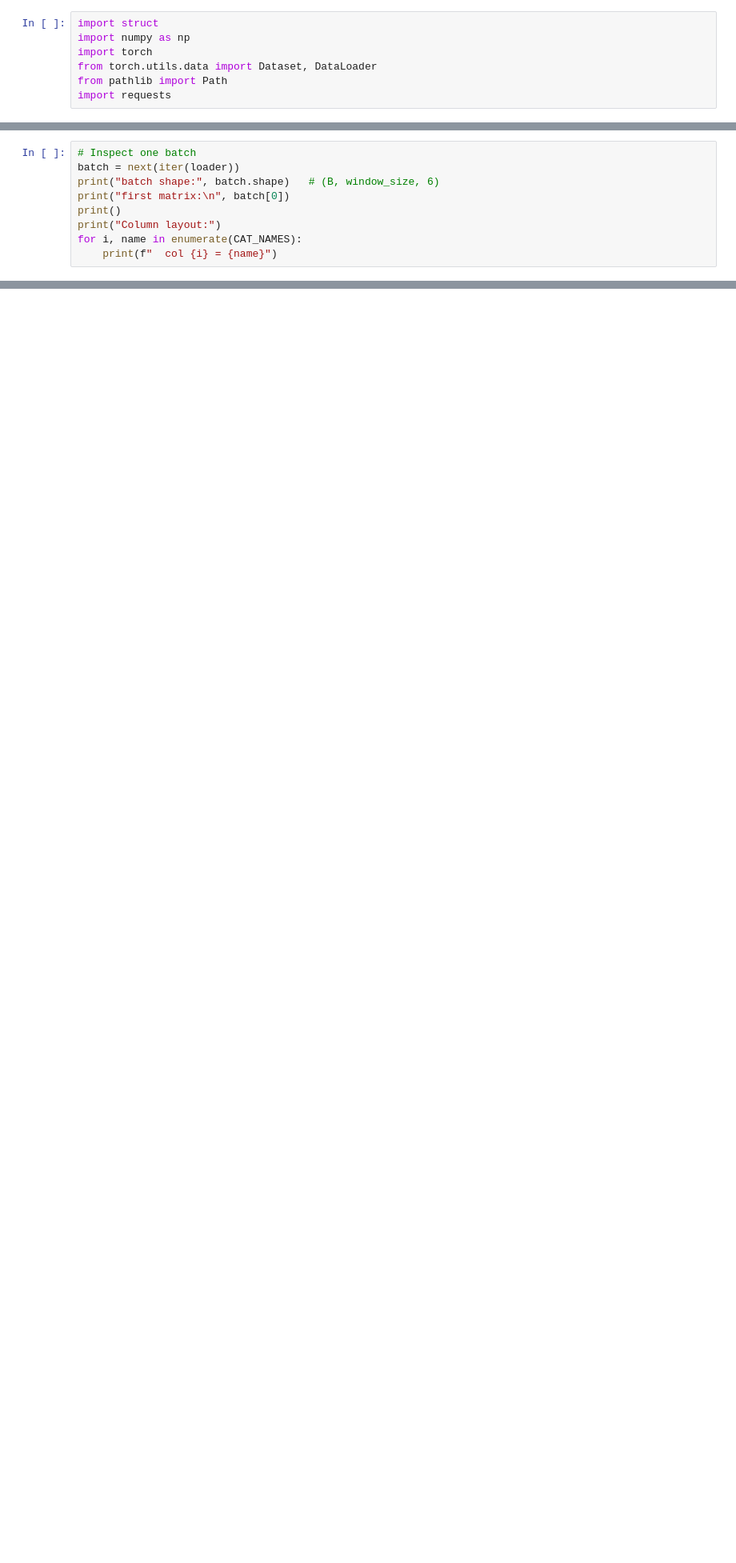
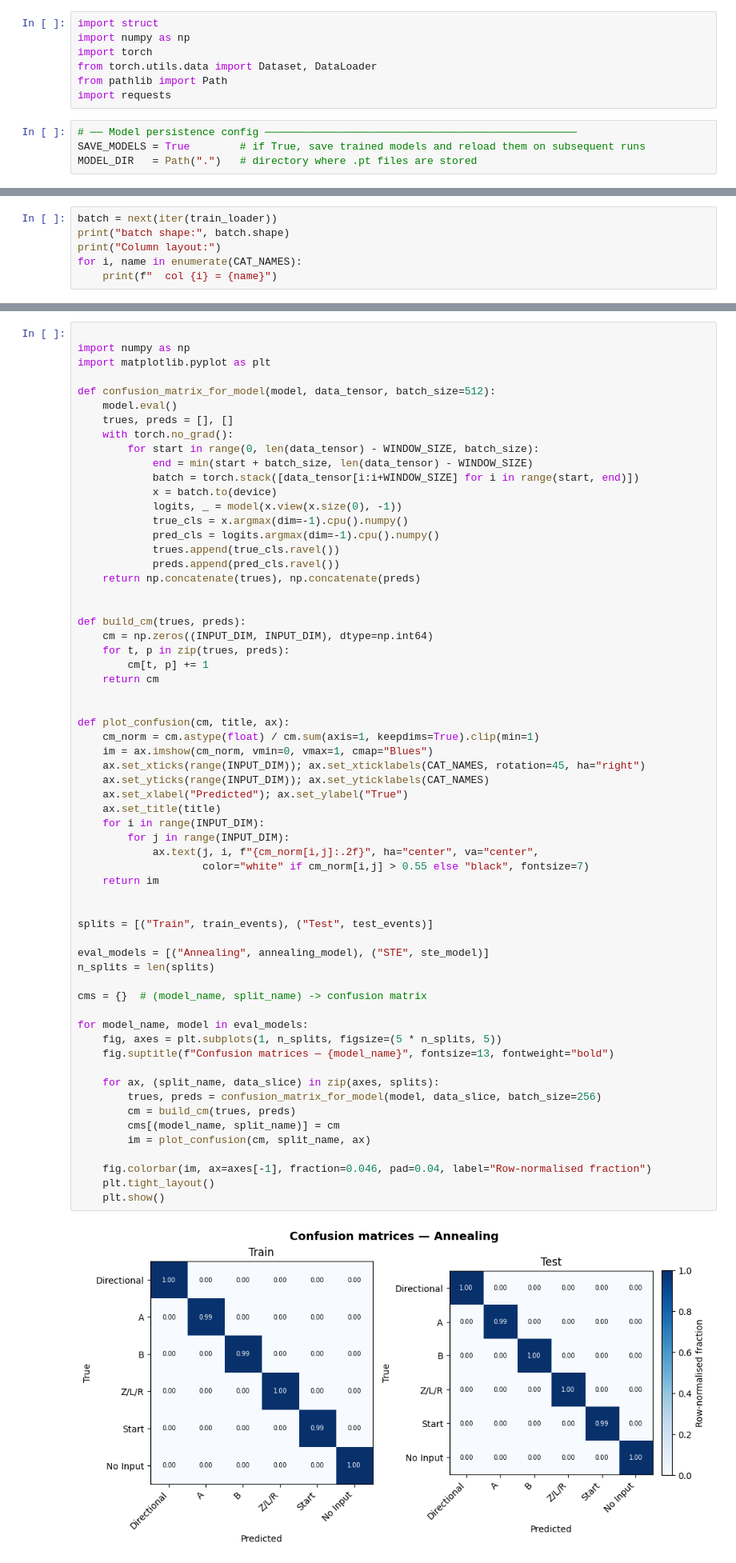
Before and after one commit to arosen64/mario_autoencoder, a Jupyter notebook: main.ipynb, the cells around one changed output, grey strips where cells are left out. Shown at 80% size. Drawn from its saved outputs; the diff is of its cells as text; blank space fills up the shorter version.

```diff
--- a/main.ipynb
+++ b/main.ipynb
@@ -12,6 +12,10 @@ import torch
 from torch.utils.data import Dataset, DataLoader
 from pathlib import Path
 import requests
+# %%
+# ── Model persistence config ──────────────────────────────────────────────────
+SAVE_MODELS = True        # if True, save trained models and reload them on subsequent runs
+MODEL_DIR   = Path(".")   # directory where .pt files are stored
 # %%
 BUTTON_BITS = [
     0x8000, 0x4000, 0x2000, 0x1000,
@@ -156,9 +185,6 @@ print(f"Batches per epoch: {len(loader):,}")
 # %%
-# Inspect one batch
-batch = next(iter(loader))
-print("batch shape:", batch.shape)   # (B, window_size, 6)
-print("first matrix:\n", batch[0])
-print()
+batch = next(iter(train_loader))
+print("batch shape:", batch.shape)
 print("Column layout:")
 for i, name in enumerate(CAT_NAMES):
     print(f"  col {i} = {name}")
@@ -408,0 +461,64 @@ KeyboardInterrupt:
+# %%
+
+import numpy as np
+import matplotlib.pyplot as plt
+
+def confusion_matrix_for_model(model, data_tensor, batch_size=512):
+    model.eval()
+    trues, preds = [], []
+    with torch.no_grad():
+        for start in range(0, len(data_tensor) - WINDOW_SIZE, batch_size):
+            end = min(start + batch_size, len(data_tensor) - WINDOW_SIZE)
+            batch = torch.stack([data_tensor[i:i+WINDOW_SIZE] for i in range(start, end)])
+            x = batch.to(device)
+            logits, _ = model(x.view(x.size(0), -1))
+            true_cls = x.argmax(dim=-1).cpu().numpy()
+            pred_cls = logits.argmax(dim=-1).cpu().numpy()
+            trues.append(true_cls.ravel())
+            preds.append(pred_cls.ravel())
+    return np.concatenate(trues), np.concatenate(preds)
+
+
+def build_cm(trues, preds):
+    cm = np.zeros((INPUT_DIM, INPUT_DIM), dtype=np.int64)
+    for t, p in zip(trues, preds):
+        cm[t, p] += 1
+    return cm
+
+
+def plot_confusion(cm, title, ax):
+    cm_norm = cm.astype(float) / cm.sum(axis=1, keepdims=True).clip(min=1)
+    im = ax.imshow(cm_norm, vmin=0, vmax=1, cmap="Blues")
+    ax.set_xticks(range(INPUT_DIM)); ax.set_xticklabels(CAT_NAMES, rotation=45, ha="right")
+    ax.set_yticks(range(INPUT_DIM)); ax.set_yticklabels(CAT_NAMES)
+    ax.set_xlabel("Predicted"); ax.set_ylabel("True")
+    ax.set_title(title)
+    for i in range(INPUT_DIM):
+        for j in range(INPUT_DIM):
+            ax.text(j, i, f"{cm_norm[i,j]:.2f}", ha="center", va="center",
+                    color="white" if cm_norm[i,j] > 0.55 else "black", fontsize=7)
+    return im
+
+
+splits = [("Train", train_events), ("Test", test_events)]
+
+eval_models = [("Annealing", annealing_model), ("STE", ste_model)]
+n_splits = len(splits)
+
+cms = {}  # (model_name, split_name) -> confusion matrix
+
+for model_name, model in eval_models:
+    fig, axes = plt.subplots(1, n_splits, figsize=(5 * n_splits, 5))
+    fig.suptitle(f"Confusion matrices — {model_name}", fontsize=13, fontweight="bold")
+
+    for ax, (split_name, data_slice) in zip(axes, splits):
+        trues, preds = confusion_matrix_for_model(model, data_slice, batch_size=256)
+        cm = build_cm(trues, preds)
+        cms[(model_name, split_name)] = cm
+        im = plot_confusion(cm, split_name, ax)
+
+    fig.colorbar(im, ax=axes[-1], fraction=0.046, pad=0.04, label="Row-normalised fraction")
+    plt.tight_layout()
+    plt.show()
+# %% [output]
+[figure, added]
```
Also changed, not shown: parts of 12 cells of this notebook.
